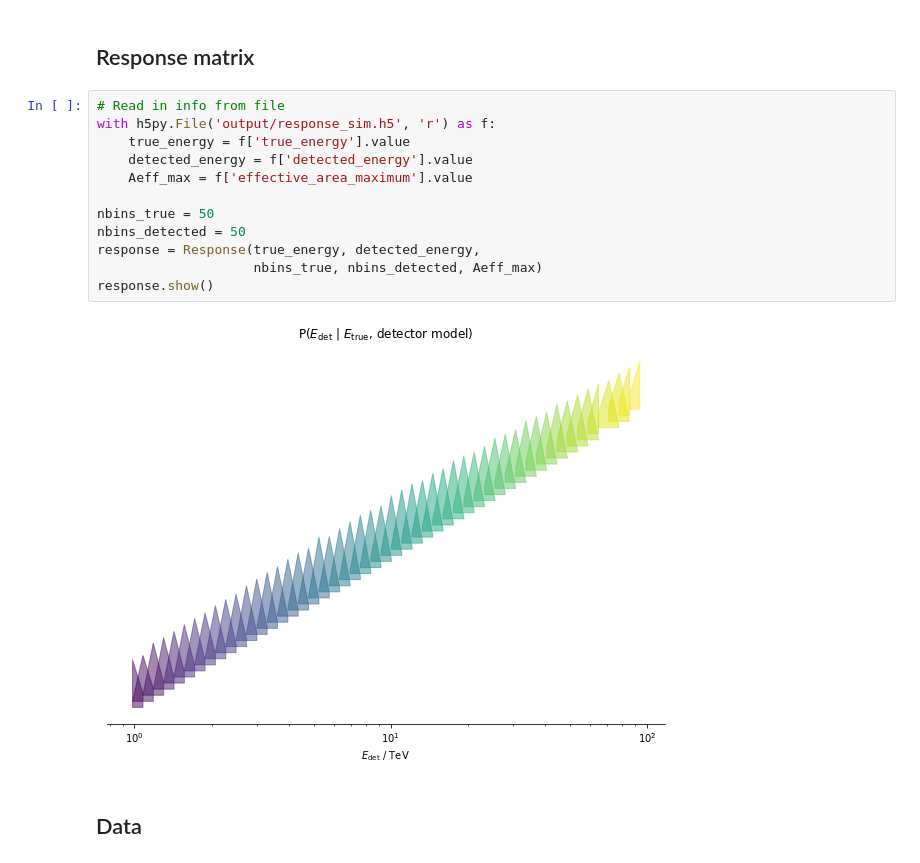
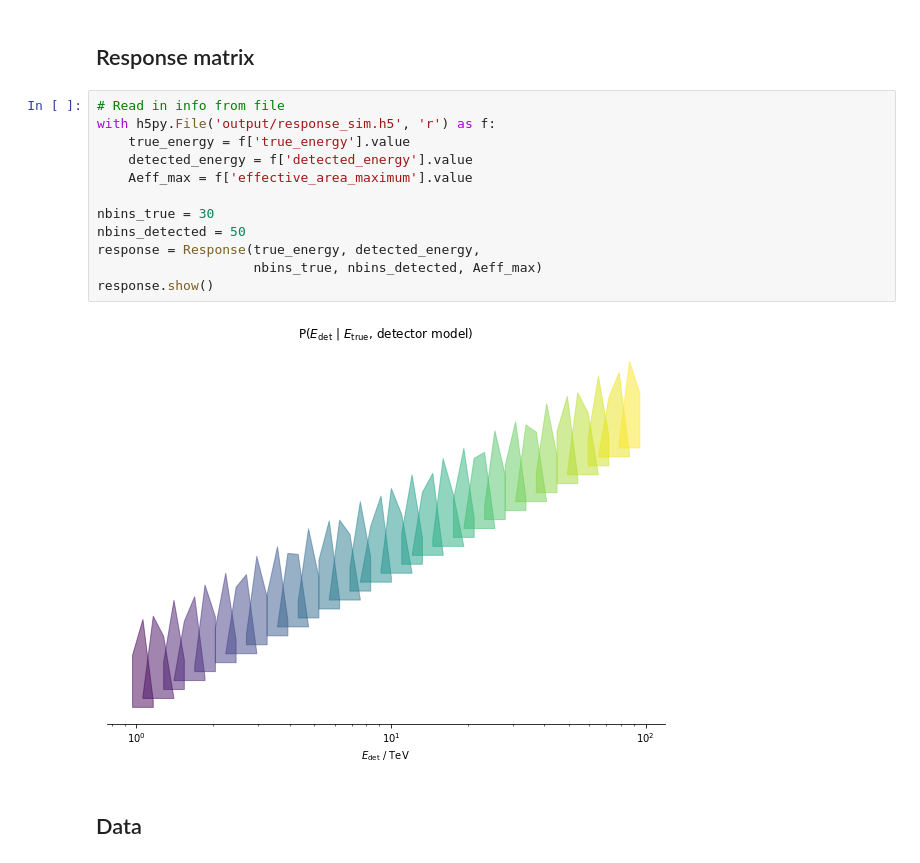
Before and after one commit to cescalara/instrument_response, a Jupyter notebook: instrument_response_example.ipynb, the cells around one changed output. Cells and saved outputs as stored; diff of their text form.

Commit message:
Debugging * nbins_true

```diff
--- a/instrument_response_example.ipynb
+++ b/instrument_response_example.ipynb
@@ -52,17 +53,17 @@ ax.legend();
 # %%
 # Read in info from file
 with h5py.File('output/response_sim.h5', 'r') as f:
     true_energy = f['true_energy'].value
     detected_energy = f['detected_energy'].value
     Aeff_max = f['effective_area_maximum'].value
 
-nbins_true = 50
+nbins_true = 30
 nbins_detected = 50
 response = Response(true_energy, detected_energy,
                     nbins_true, nbins_detected, Aeff_max)
 response.show()
 # %% [output]
-[figure, old version]
+[figure, new version]
 # %% [markdown]
 ## Data
 # %%
```
Also changed, not shown: parts of 7 cells of this notebook, 1 other file.
